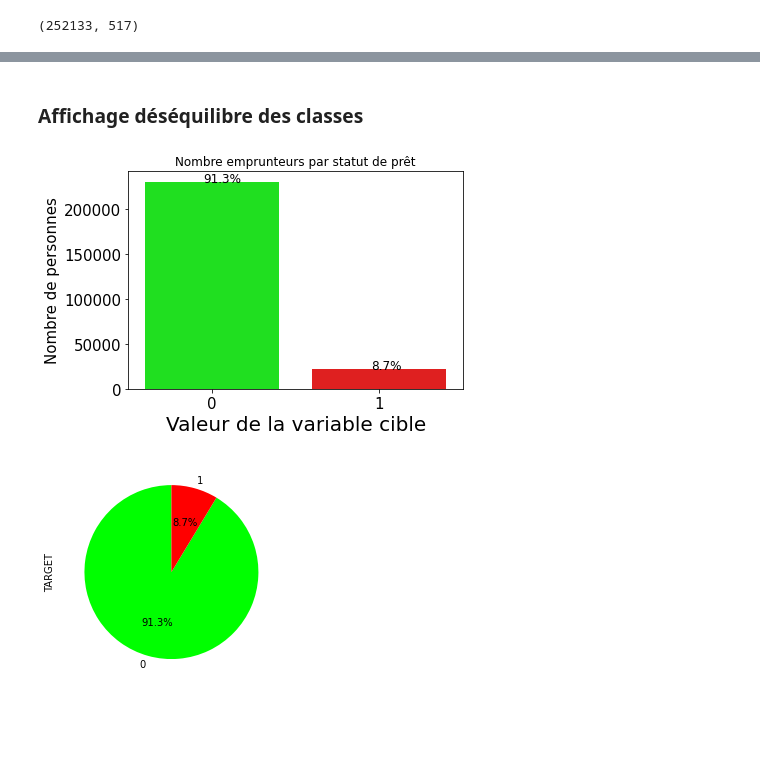
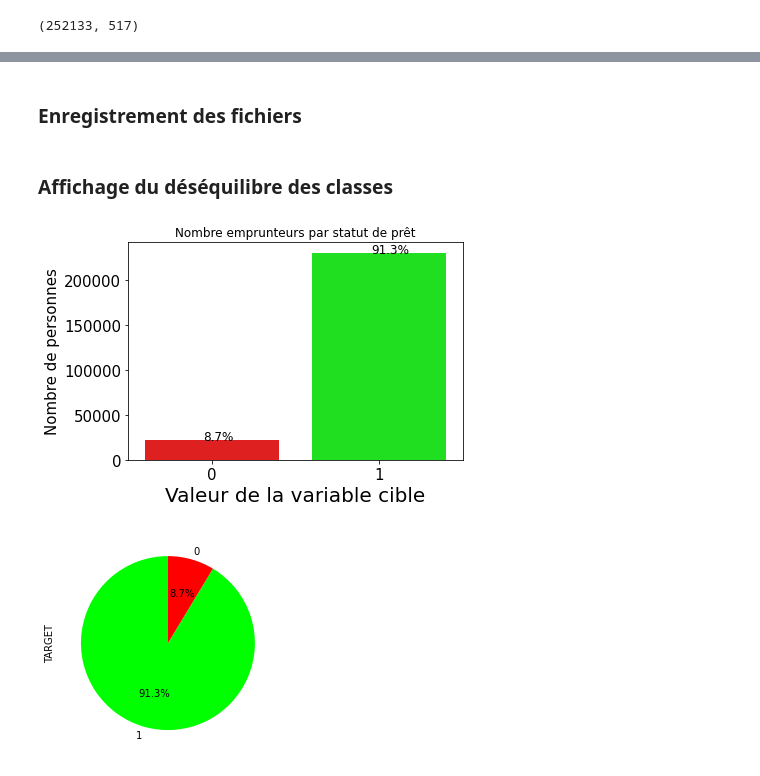
Before and after one commit to charlottemllt/Implementation-d-un-modele-de-scoring, a Jupyter notebook: Dossier Code/P7_01_NotebookPreprocessing.ipynb, the cells around one changed output, grey strips where cells are left out. Cells and saved outputs as stored; diff of their text form; code cells hidden in the pictures; blank space fills up the shorter version.

```diff
--- a/Dossier Code/P7_01_NotebookPreprocessing.ipynb
+++ b/Dossier Code/P7_01_NotebookPreprocessing.ipynb
@@ -53,6 +56,8 @@ path = '../Données/'
 
 train_df = pd.read_csv(path + 'application_train.csv')
 print('"Application Train" shape :', train_df.shape)
+test_df = pd.read_csv(path + 'application_test.csv')
+print('"Application Test" shape :', test_df.shape)
 df_bureau = pd.read_csv(path + 'bureau.csv')
 print('"Bureau" shape :', df_bureau.shape)
 df_bureau_balance = pd.read_csv(path + 'bureau_balance.csv')
@@ -77,12 +83,10 @@ print('"Credit Card Balance" shape :', df_credit_card.shape)
 # Preprocess application_train.csv
 with timer("Process application_train"):
     nan_as_category = False
-    df_applications = train_df
+    df_applications = train_df.copy()
     print('"Application_Train" shape:', df_applications.shape)
     del train_df
 
-    # Optional: Remove 4 applications with XNA CODE_GENDER (train set)
-    # df_applications = df_applications[df_applications['CODE_GENDER'] != 'XNA']
     df_applications = df_applications[df_applications['CODE_GENDER'] != 'XNA']
 
     # Categorical features with Binary encode (0 or 1; two categories)
@@ -108,0 +115,27 @@ Process application_train - done in 2s
+# %%
+# Preprocess application_test.csv
+with timer("Process application_test"):
+    nan_as_category = False
+    df_test = test_df.copy()
+    print('"Application_Test" shape:', df_test.shape)
+    del test_df
+
+    df_test = df_test[df_test['CODE_GENDER'] != 'XNA']
+
+    # Categorical features with Binary encode (0 or 1; two categories)
+    for bin_feature in ['CODE_GENDER', 'FLAG_OWN_CAR', 'FLAG_OWN_REALTY']:
+        df_test[bin_feature], uniques = pd.factorize(df_test[bin_feature])
+
+    # Categorical features with One-Hot encode
+    df_test, cat_cols = one_hot_encoder(df_test, nan_as_category)
+
+    # NaN values for DAYS_EMPLOYED: 365.243 -> nan
+    df_test = df_test[df_test['DAYS_EMPLOYED']!= 365243]
+
+    # Some simple new features (percentages)
+    df_test['DAYS_EMPLOYED_PERC'] = df_test['DAYS_EMPLOYED'] / df_test['DAYS_BIRTH']
+    df_test['INCOME_CREDIT_PERC'] = df_test['AMT_INCOME_TOTAL'] / df_test['AMT_CREDIT']
+    df_test['INCOME_PER_PERSON'] = df_test['AMT_INCOME_TOTAL'] / df_test['CNT_FAM_MEMBERS']
+    df_test['ANNUITY_INCOME_PERC'] = df_test['AMT_ANNUITY'] / df_test['AMT_INCOME_TOTAL']
+    df_test['PAYMENT_RATE'] = df_test['AMT_ANNUITY'] / df_test['AMT_CREDIT']
+    print('"Application_Test" final shape:', df_test.shape)
@@ -421,0 +492,2 @@ df.shape
+# %%
+df['TARGET'] = 1 - df['TARGET']
@@ -421,0 +533,2 @@ df.shape
+# %% [markdown]
+### Enregistrement des fichiers
@@ -422,2 +545,2 @@ df.shape
 # %% [markdown]
-### Affichage déséquilibre des classes
+### Affichage du déséquilibre des classes
@@ -430,27 +547,27 @@ X = df.drop(['TARGET', 'SK_ID_CURR'], axis=1)
 # %%
 def without_hue(plot, feature):
     total = len(feature)
     for p in ax.patches:
         percentage = '{:.1f}%'.format(100 * p.get_height()/total)
         x = p.get_x() + p.get_width() / 2 - 0.05
         y = p.get_y() + p.get_height()
         ax.annotate(percentage, (x, y), size=12)
     plt.show()
 
 
 fig = plt.figure()
-pal = {c: 'lime' if c != 1 else 'r' for c in df['TARGET'].unique()}
+pal = {c: 'r' if c != 1 else 'lime' for c in df['TARGET'].unique()}
 ax = sns.barplot(x=df['TARGET'].value_counts().index,
                  y=df['TARGET'].value_counts().values,
                  palette=pal)
 plt.title('Nombre emprunteurs par statut de prêt')
 plt.xlabel('Valeur de la variable cible', fontsize=20)
 plt.ylabel('Nombre de personnes', fontsize=15)
 plt.tick_params(axis='both', which='major', labelsize=15)
 
 without_hue(ax, df['TARGET'])
 # %% [output]
-[figure, old version]
+[figure, new version]
 # %%
 fig = plt.figure()
 ax = plt.axes()
@@ -458,4 +575,4 @@ colors=['lime', 'r']
 y.value_counts().plot.pie(startangle=90, autopct='%1.1f%%', colors=colors)
 plt.show()
 # %% [output]
-[figure, old version]
+[figure, new version]
```
Also changed, not shown: parts of 29 cells of this notebook.
